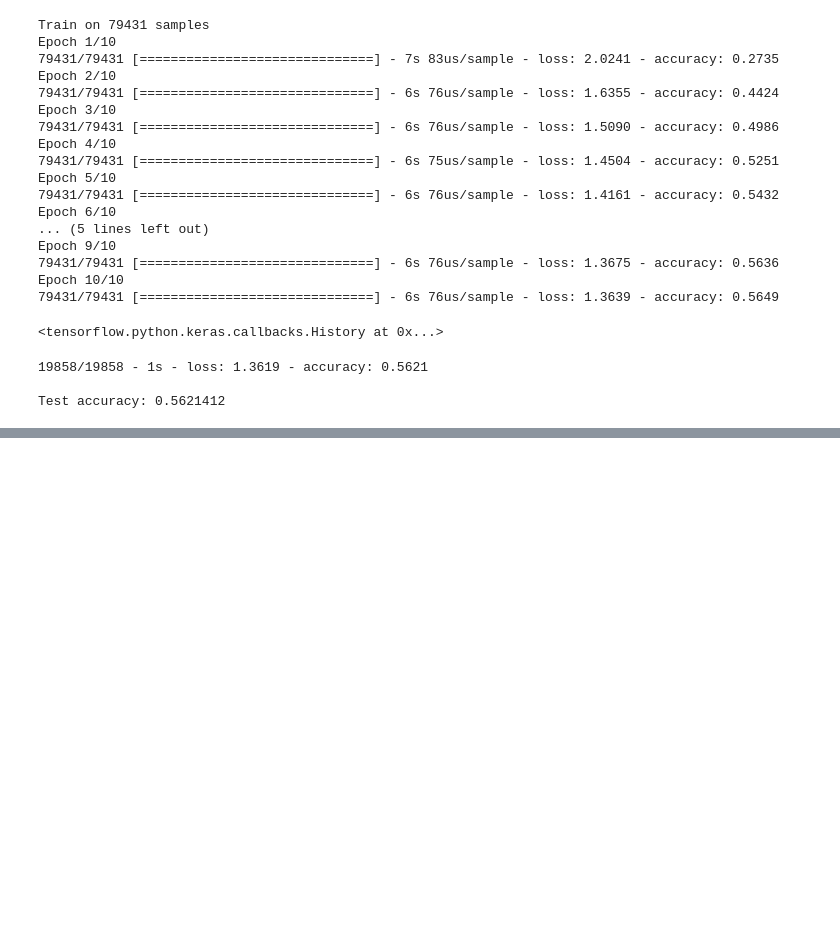
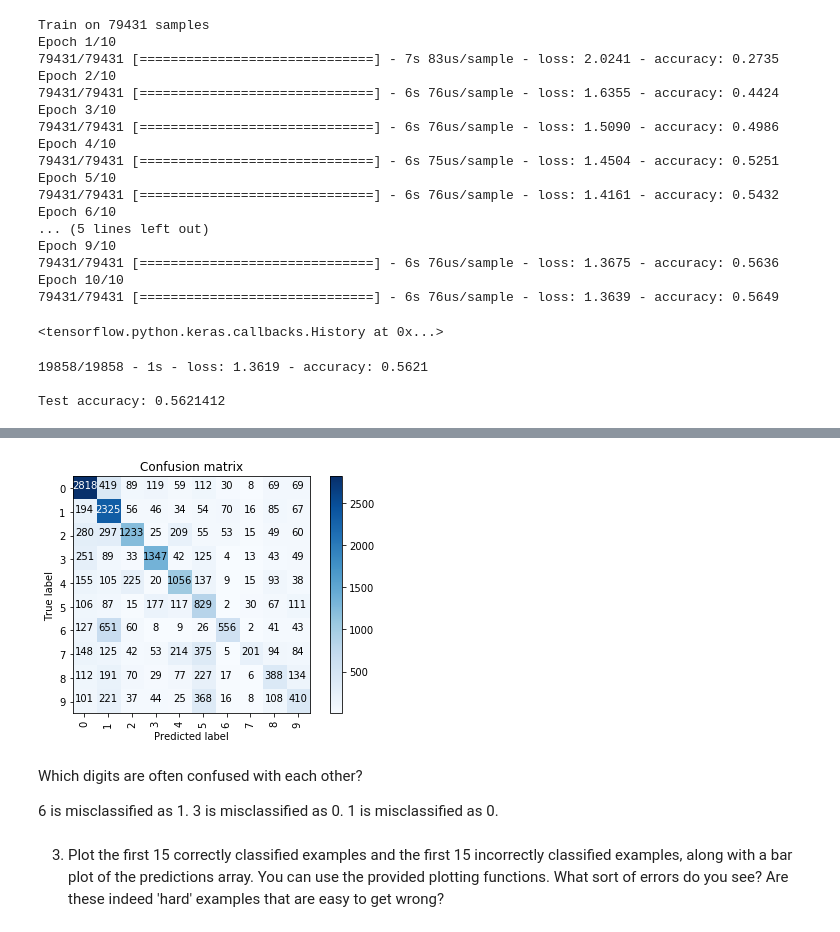
Before and after one commit to Shabarinath8899/Shabarinath_Chandran_Repository, a Jupyter notebook: Shabarinath_Chandran_Assignment_3_Street_View_House_Numbers.ipynb, the cells around one changed output, grey strips where cells are left out. Drawn from its saved outputs; the diff is of its cells as text; code cells hidden in the pictures; blank space fills up the shorter version.

```diff
--- a/Shabarinath_Chandran_Assignment_3_Street_View_House_Numbers.ipynb
+++ b/Shabarinath_Chandran_Assignment_3_Street_View_House_Numbers.ipynb
@@ -335,0 +360,40 @@ https://rodrigob.github.io/are_we_there_yet/build/classification_datasets_result
+# %%
+from sklearn.metrics import confusion_matrix
+import itertools
+def plot_confusion_matrix(cm, classes,
+                          normalize=False,
+                          title='Confusion matrix',
+                          cmap=plt.cm.Blues):
+
+    plt.imshow(cm, interpolation='nearest', cmap=cmap)
+    plt.title(title)
+    plt.colorbar()
+    tick_marks = np.arange(len(class_names))
+    plt.xticks(tick_marks, class_names, rotation=90)
+    plt.yticks(tick_marks, class_names)
+
+    if normalize:
+        cm = cm.astype('float') / cm.sum(axis=1)[:, np.newaxis]
+
+    thresh = cm.max() / 2.
+    for i, j in itertools.product(range(cm.shape[0]), range(cm.shape[1])):
+        plt.text(j, i, cm[i, j],
+                 horizontalalignment="center",
+                 color="white" if cm[i, j] > thresh else "black")
+
+    plt.tight_layout()
+    plt.ylabel('True label')
+    plt.xlabel('Predicted label')
+# %%
+class_names = ['0', '1', '2', '3', '4', '5', '6', '7','8', '9']
+# %%
+confusion_mtx = confusion_matrix(y_test ,class_predictions)
+plot_confusion_matrix(confusion_mtx, class_names)
+# %% [output]
+[figure, added]
+# %% [markdown]
+Which digits are often confused with each other?
+
+6 is misclassified as 1. 3 is misclassified as 0. 1 is misclassified as 0.
+# %% [markdown]
+3. Plot the first 15 correctly classified examples and the first 15 incorrectly classified examples, along with a bar plot of the predictions array. You can use the provided plotting functions. What sort of errors do you see? Are these indeed 'hard' examples that are easy to get wrong?
```
Also changed, not shown: parts of 20 cells of this notebook.
